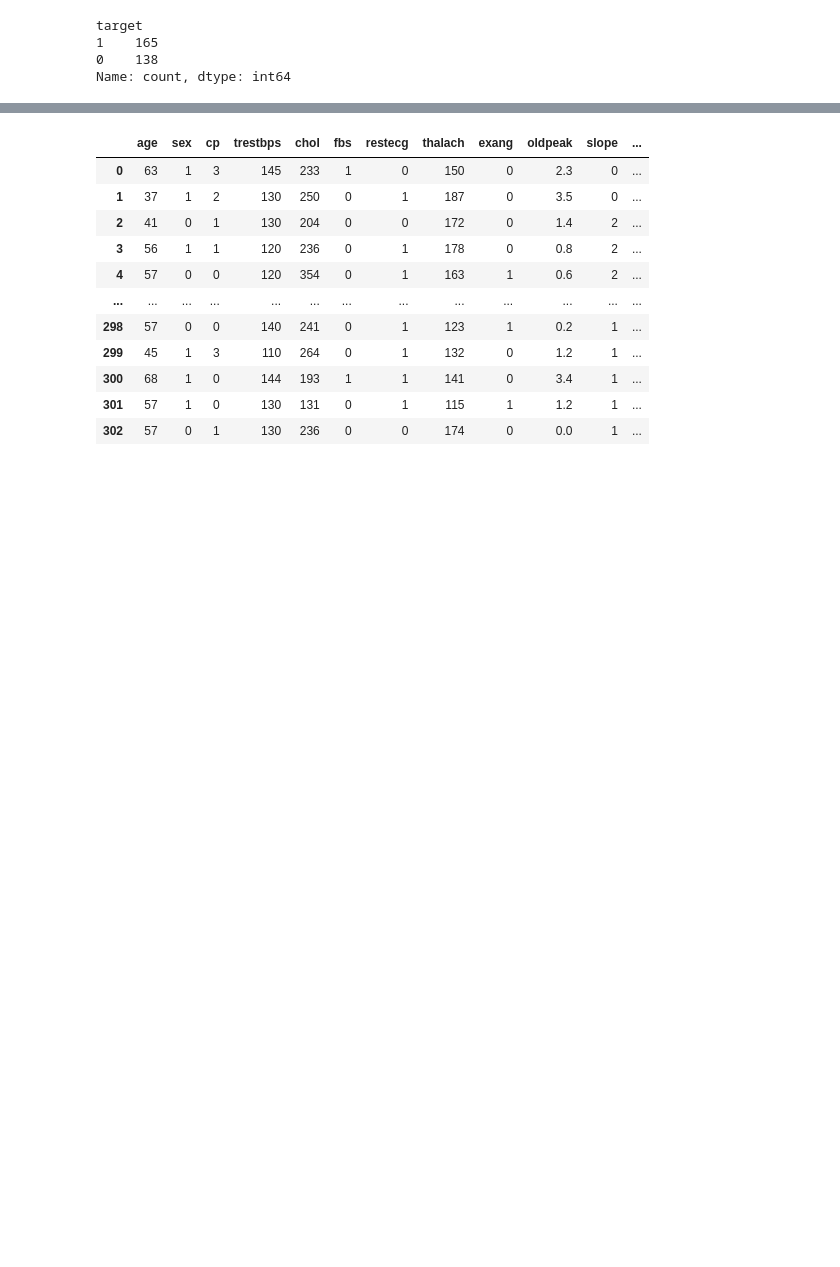
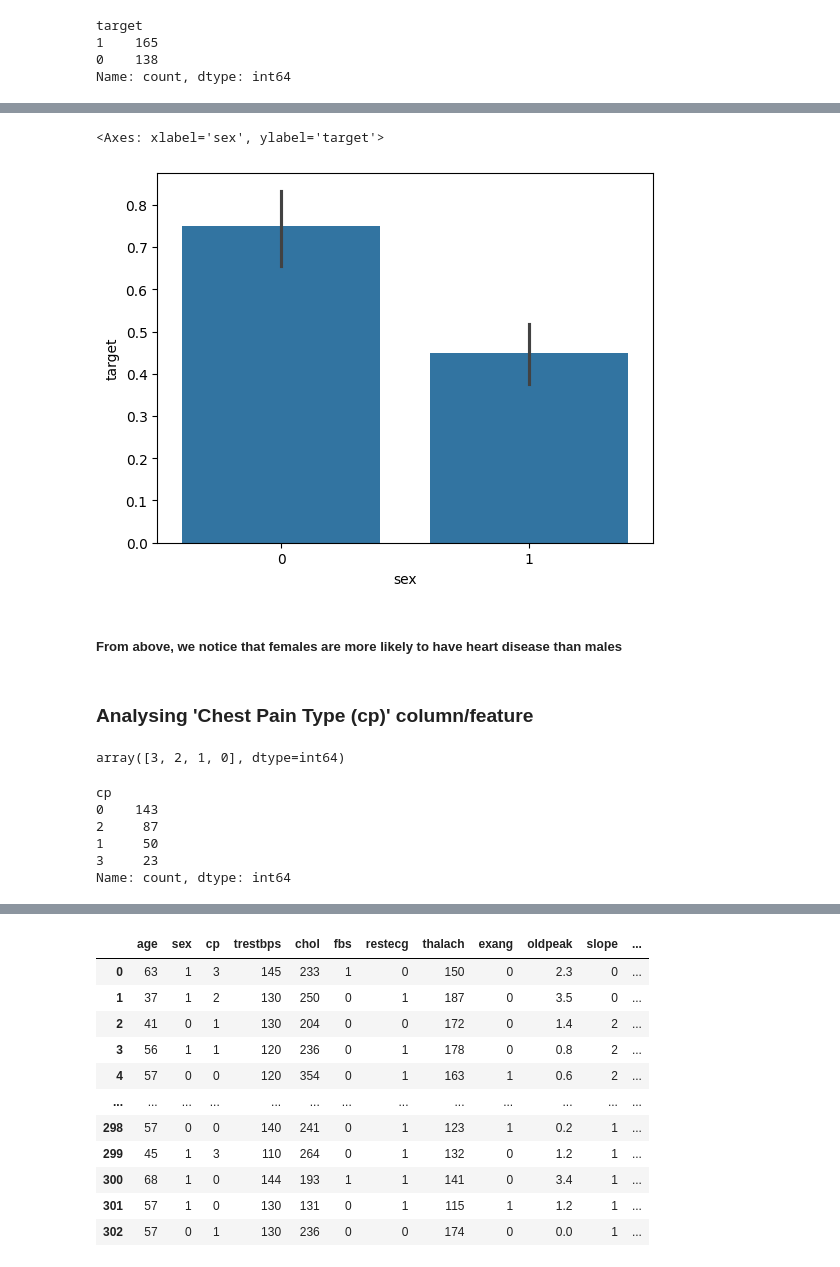
Before and after one commit to XDFrost/Heart-Disease-Prediction-Model, a Jupyter notebook: model.ipynb, the cells around one changed output, grey strips where cells are left out. Cells and saved outputs as stored; diff of their text form; code cells hidden in the pictures; blank space fills up the shorter version.

```diff
--- a/model.ipynb
+++ b/model.ipynb
@@ -96,0 +161,22 @@ Name: count, dtype: int64
+# %%
+sns.barplot(x = df['sex'], y = target, data = df)
+# %% [output]
+<Axes: xlabel='sex', ylabel='target'>
+[figure, added]
+# %% [markdown]
+##### From above, we notice that females are more likely to have heart disease than males
+# %% [markdown]
+### Analysing 'Chest Pain Type (cp)' column/feature
+# %%
+df['cp'].unique()
+# %% [output]
+array([3, 2, 1, 0], dtype=int64)
+# %%
+df['cp'].value_counts()
+# %% [output]
+cp
+0    143
+2     87
+1     50
+3     23
+Name: count, dtype: int64
```
Also changed, not shown: parts of 100 cells of this notebook, 2 other files.
